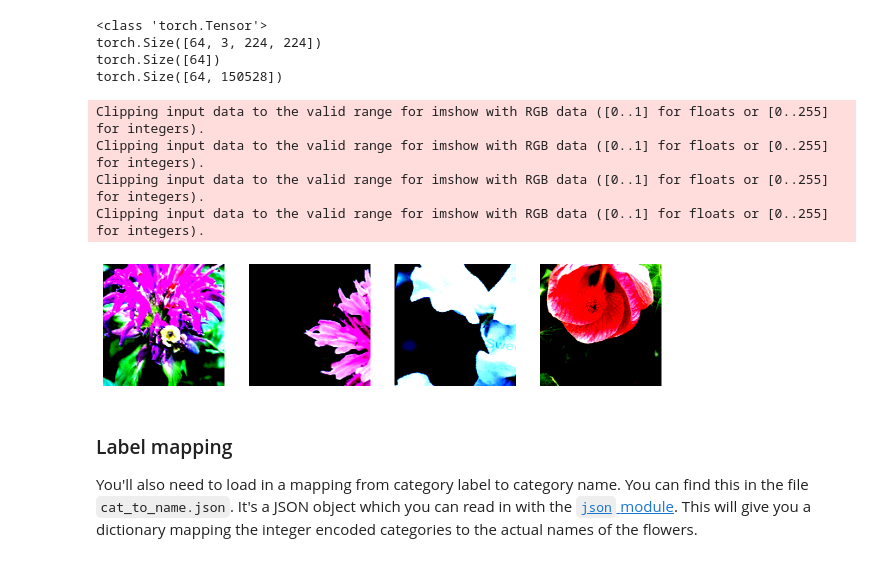
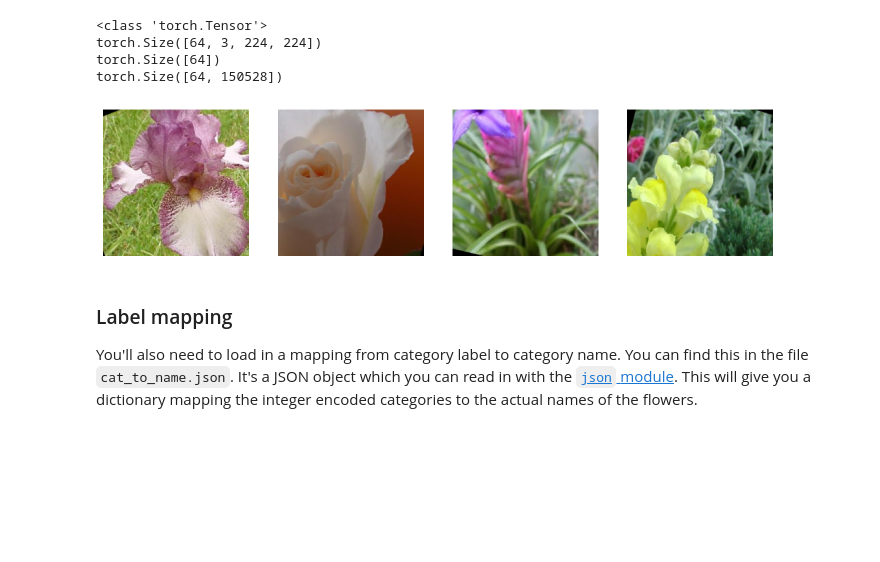
Before and after one commit to ojlise/Udacity_Flowers, a Jupyter notebook: ImageClassifierProject.ipynb, the cells around one changed output. Saved outputs shown, nothing was run; the diff lists cells and outputs as text; code cells hidden in the pictures; blank space fills up the shorter version.

```diff
--- a/ImageClassifierProject.ipynb
+++ b/ImageClassifierProject.ipynb
@@ -106,19 +112,19 @@ torch.Size([64, 150528])
 # %%
 # Check out some images after preporcess
 # change this to the trainloader or testloader
+from pickle import FALSE
+from tkinter import TRUE
+
+# using imaged from the training set
 data_iter = iter(trainloader)
 
 images, labels = next(data_iter)
-fig, axes = plt.subplots(figsize=(10,4), ncols=4)
+fig, axes = plt.subplots(figsize=(12,4), ncols=4)
 for ii in range(4):
     ax = axes[ii]
-    helper.imshow(images[ii], ax=ax, normalize=False)
+    helper.imshow(images[ii], ax=ax, normalize=TRUE)
 # %% [output]
-Clipping input data to the valid range for imshow with RGB data ([0..1] for floats or [0..255] for integers).
-Clipping input data to the valid range for imshow with RGB data ([0..1] for floats or [0..255] for integers).
-Clipping input data to the valid range for imshow with RGB data ([0..1] for floats or [0..255] for integers).
-Clipping input data to the valid range for imshow with RGB data ([0..1] for floats or [0..255] for integers).
-[figure, old version]
+[figure, new version]
 # %% [markdown]
 ### Label mapping
 
```
Also changed, not shown: parts of 26 cells of this notebook.
